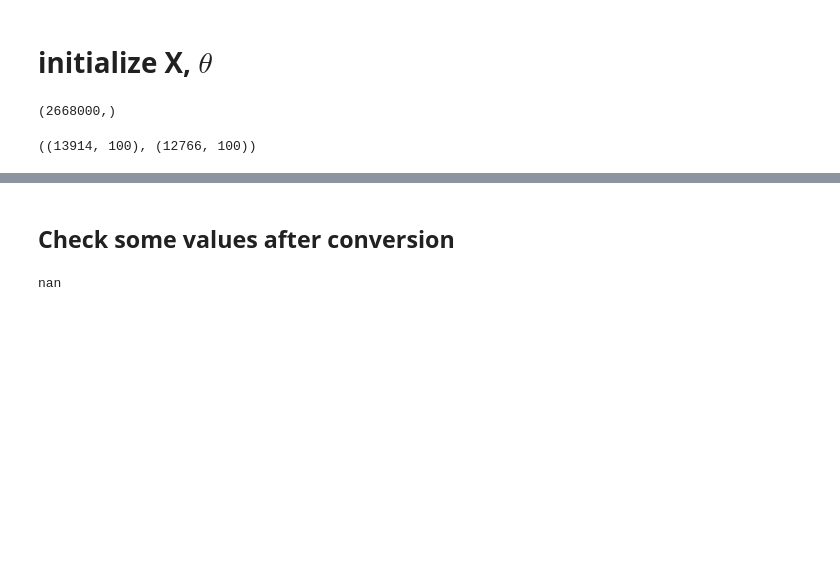
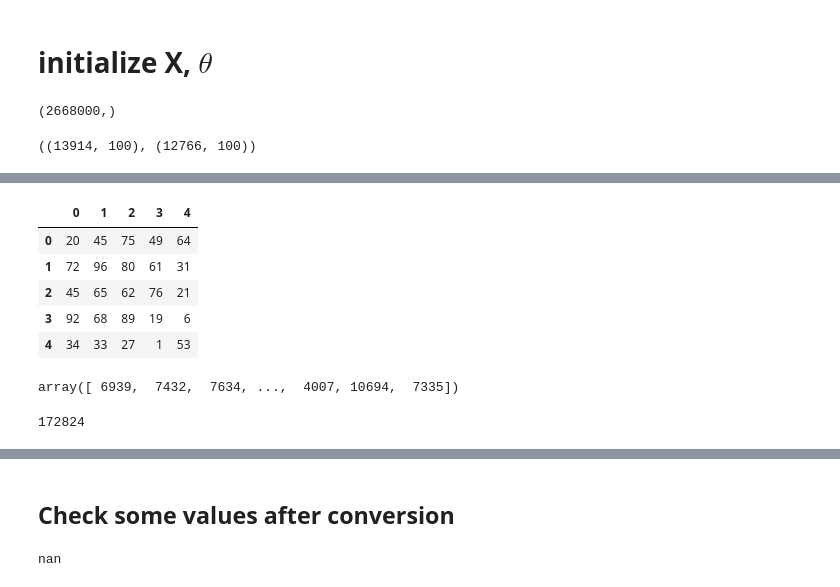
Before and after one commit to Sandy4321/yelp-recommender-system, a Jupyter notebook: Recommender System.ipynb, the cells around one changed output, grey strips where cells are left out. Drawn from its saved outputs; the diff is of its cells as text; code cells hidden in the pictures; blank space fills up the shorter version.

```diff
--- a/Recommender System.ipynb
+++ b/Recommender System.ipynb
@@ -388,0 +313,10 @@ theta1 = np.reshape(params[num_business*num_features:], (num_user, num_features)
+# %%
+df.iloc[:,mask2] = df.iloc[:,mask2] + 2
+df
+# %% [output]
+|  | 0 | 1 | 2 | 3 | 4 |
+| 0 | 20 | 45 | 75 | 49 | 64 |
+| 1 | 72 | 96 | 80 | 61 | 31 |
+| 2 | 45 | 65 | 62 | 76 | 21 |
+| 3 | 92 | 68 | 89 | 19 | 6 |
+| 4 | 34 | 33 | 27 | 1 | 53 |
@@ -388,0 +331,4 @@ theta1 = np.reshape(params[num_business*num_features:], (num_user, num_features)
+# %%
+rand_test_user_mask
+# %% [output]
+array([ 6939,  7432,  7634, ...,  4007, 10694,  7335])
@@ -388,0 +338,4 @@ theta1 = np.reshape(params[num_business*num_features:], (num_user, num_features)
+# %%
+Y_test.notnull().sum().sum()
+# %% [output]
+172824
```
Also changed, not shown: parts of 25 cells of this notebook.
